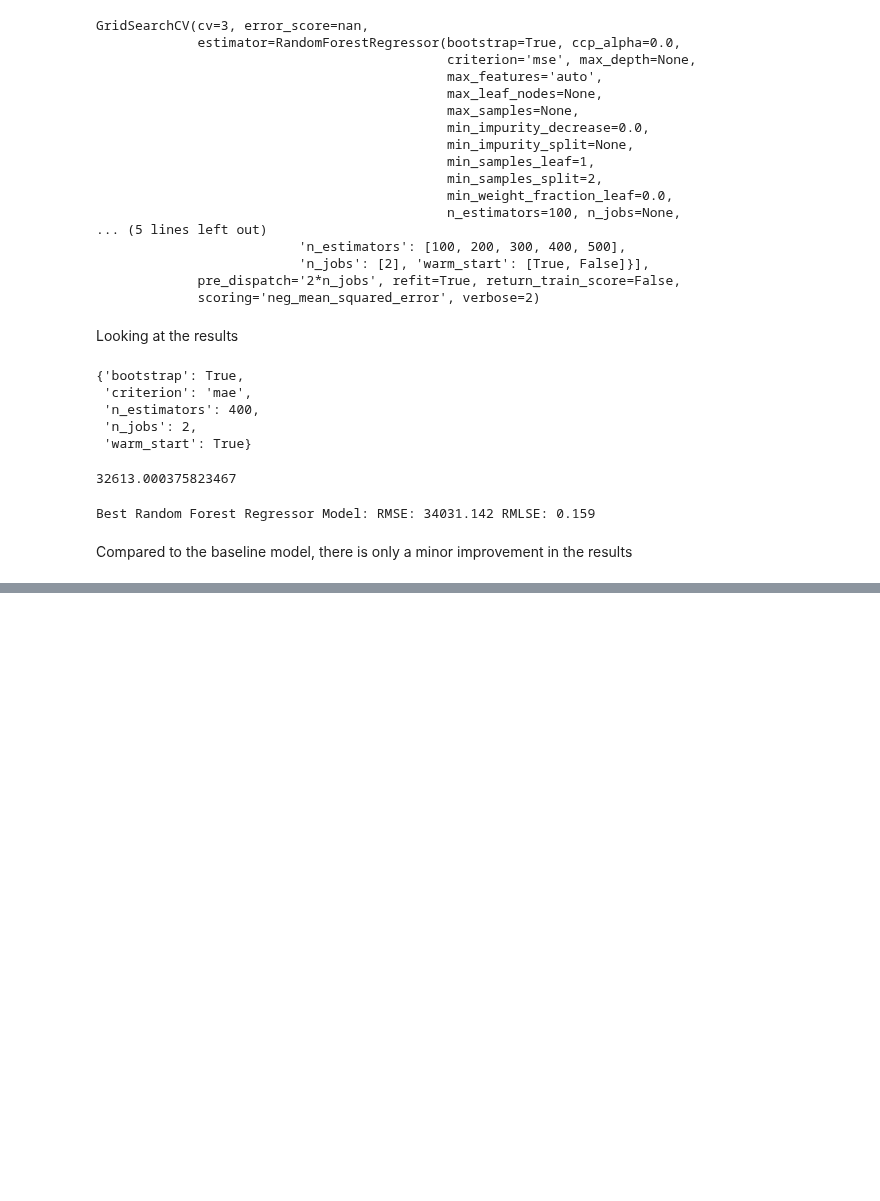
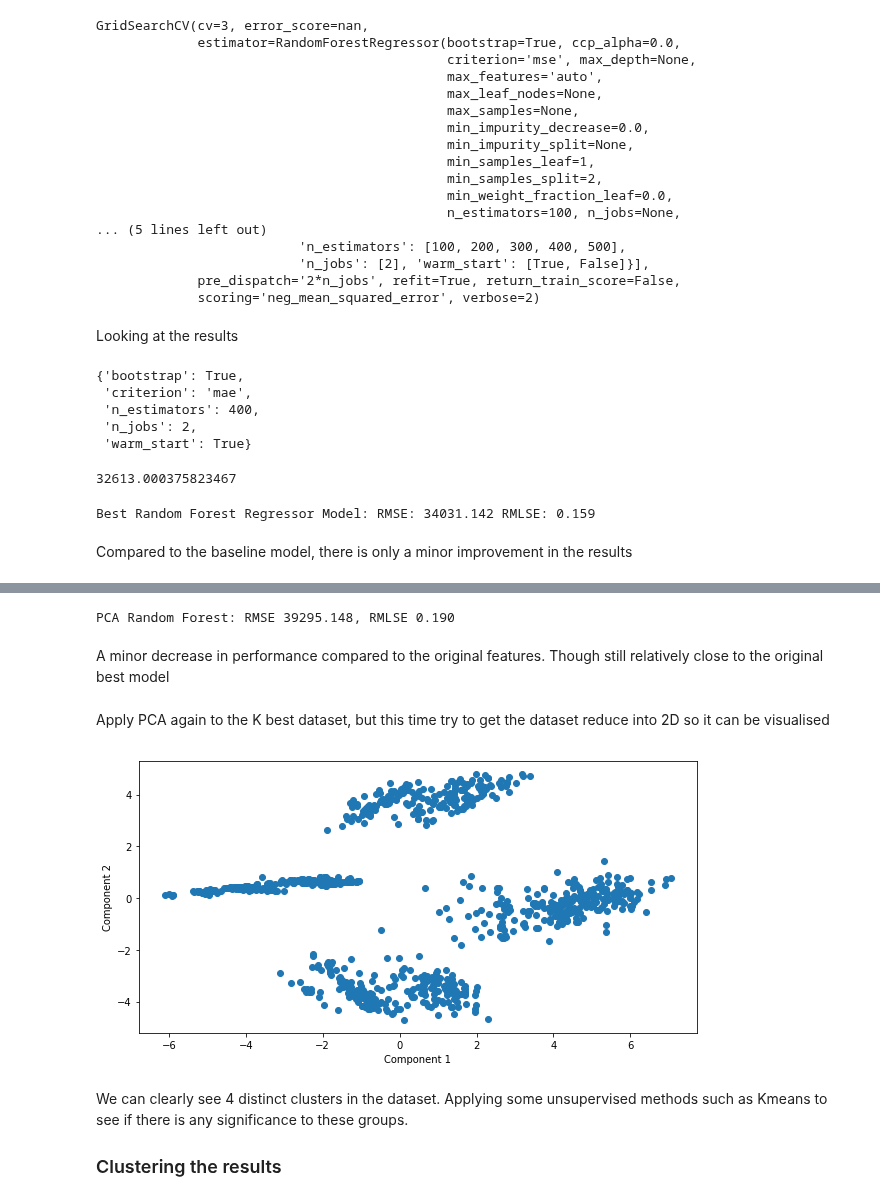
Before and after one commit to Ryan95Z/ml-house-prices, a Jupyter notebook: notebooks/1. ML House Prices - Creating a training dataset.ipynb, the cells around one changed output, grey strips where cells are left out. Drawn from its saved outputs; the diff is of its cells as text; code cells hidden in the pictures; blank space fills up the shorter version.

Commit message:
Applied a PCA to the data to see if we can maintain a decent score with fewer features. Applied some Kmeans once I applied PCA again to get 2 features. 4 clusters were found

```diff
--- a/notebooks/1. ML House Prices - Creating a training dataset.ipynb
+++ b/notebooks/1. ML House Prices - Creating a training dataset.ipynb
@@ -384,0 +412,23 @@ Compared to the baseline model, there is only a minor improvement in the results
+# %%
+print('PCA Random Forest: RMSE {:.3f}, RMLSE {:.3f}'.format(scores['rmse'], scores['rmlse']))
+# %% [output]
+PCA Random Forest: RMSE 39295.148, RMLSE 0.190
+# %% [markdown]
+A minor decrease in performance compared to the original features. Though still relatively close to the original best model
+# %% [markdown]
+Apply PCA again to the K best dataset, but this time try to get the dataset reduce into 2D so it can be visualised
+# %%
+pca_2d = PCA(random_state=RANDOM_STATE, n_components=2)
+X_train_2d = pca_2d.fit_transform(X_train_k_best)
+# %%
+plt.figure(figsize=(10, 5))
+plt.scatter(X_train_2d[:, 0], X_train_2d[:, 1])
+plt.xlabel('Component 1')
+plt.ylabel('Component 2')
+plt.show()
+# %% [output]
+[figure, added]
+# %% [markdown]
+We can clearly see 4 distinct clusters in the dataset. Applying some unsupervised methods such as Kmeans to see if there is any significance to these groups.
+
+### Clustering the results
```
Also changed, not shown: parts of 14 cells of this notebook.
